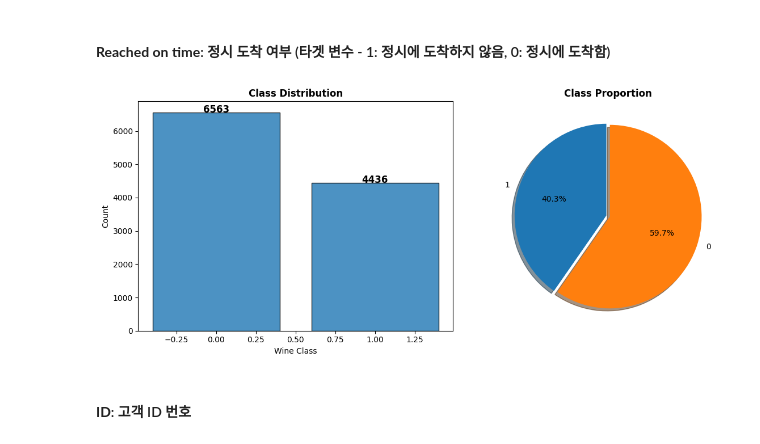
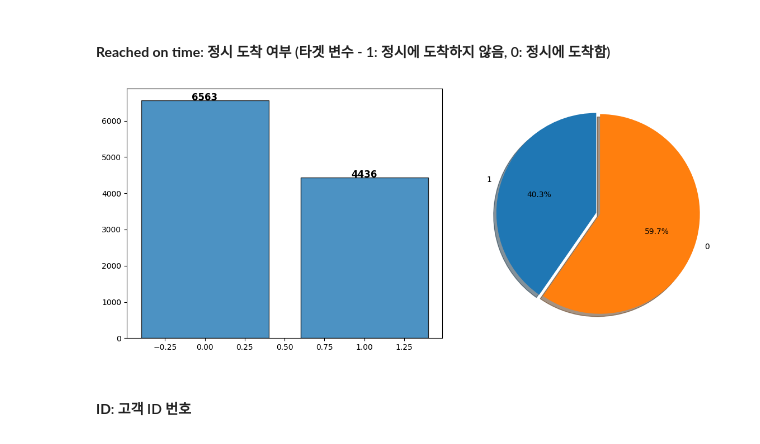
Before and after one commit to dfre1233-sddweq/Ecom_Shipping, a Jupyter notebook: 데이터분석 찬영.ipynb, the cells around one changed output. Saved outputs shown, nothing was run; the diff lists cells and outputs as text; code cells hidden in the pictures.

```diff
--- a/데이터분석 찬영.ipynb
+++ b/데이터분석 찬영.ipynb
@@ -108,27 +108,24 @@ df.head()
 # %%
 class_counts = df['target'].value_counts().sort_index()
 
 # 시각화
 fig, axes = plt.subplots(1, 2, figsize=(12, 5))
 
 # 막대 그래프
 bars = axes[0].bar(df['target'].unique(), class_counts.values, edgecolor='black', alpha=0.8)
-axes[0].set_xlabel('Wine Class')
-axes[0].set_ylabel('Count')
-axes[0].set_title('Class Distribution', fontweight='bold')
 for bar, count in zip(bars, class_counts.values):
     axes[0].text(bar.get_x() + bar.get_width()/2, bar.get_height() + 1,
                  str(count), ha='center', fontsize=12, fontweight='bold')
 
 # 파이 차트
 axes[1].pie(class_counts.values, labels=df['target'].unique(), autopct='%1.1f%%',
         explode=(0.02, 0.02), shadow=True, startangle=90)
-axes[1].set_title('Class Proportion', fontweight='bold')
+
 
 plt.tight_layout()
 plt.show()
 # %% [output]
-[figure, old version]
+[figure, new version]
 # %% [markdown]
 #### **ID**: 고객 ID 번호
 # %%
```
